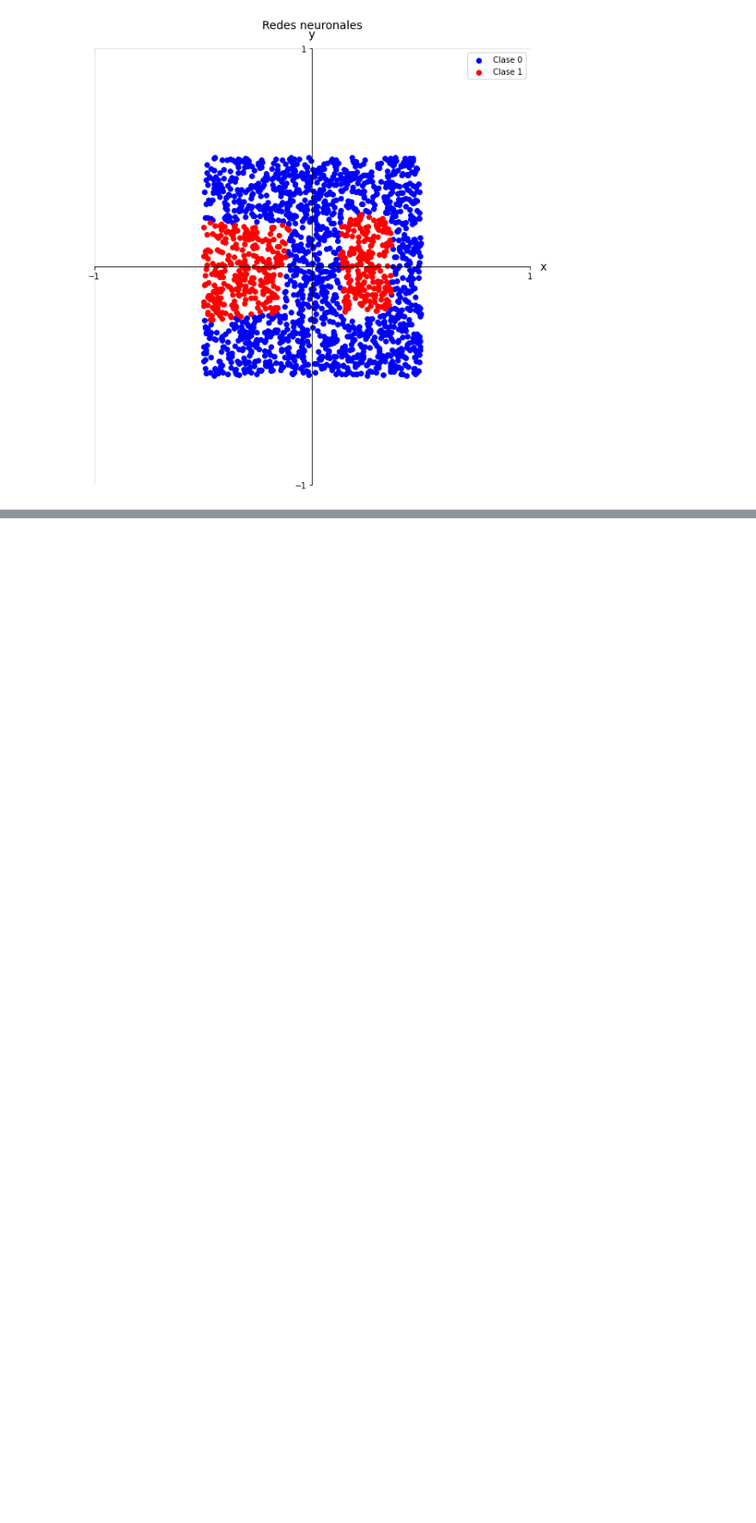
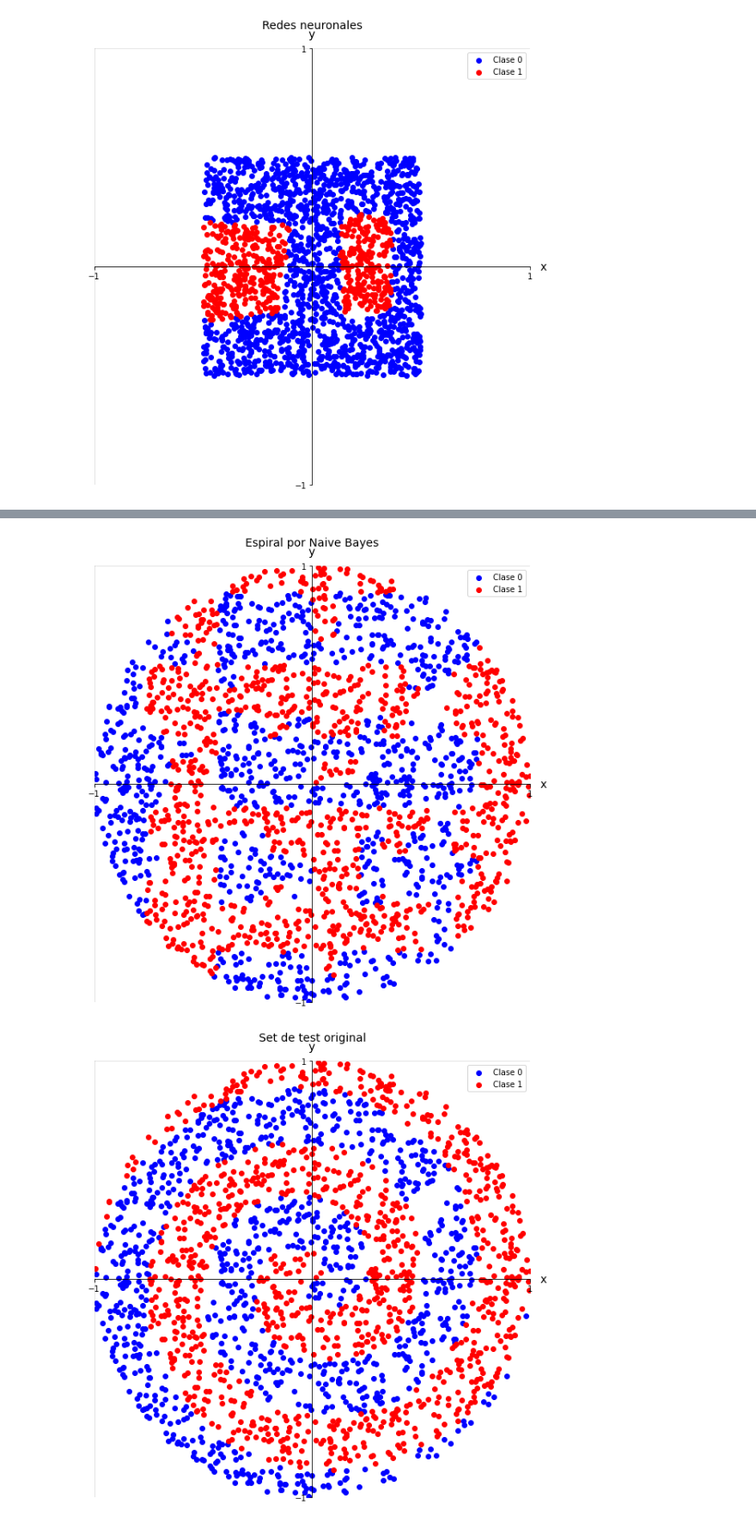
Before and after one commit to sebamoralesasd/IAA, a Jupyter notebook: tp3.ipynb, the cells around one changed output, grey strips where cells are left out. Shown at 86% size. Saved outputs shown, nothing was run; the diff lists cells and outputs as text; code cells hidden in the pictures; blank space fills up the shorter version.

```diff
--- a/tp3.ipynb
+++ b/tp3.ipynb
@@ -134,0 +251,6 @@ Se puede ver claramente que los resultados de Bayes son mucho peores a los obten
+# %%
+GraficadorDF(df_test_entrenado).graph_puntos(titulo=f"Espiral por Naive Bayes")
+GraficadorDF(df_test).graph_puntos(titulo=f"Set de test original")
+# %% [output]
+[figure, added]
+[figure, added]
```
Also changed, not shown: parts of 14 cells of this notebook, 3 other files.
